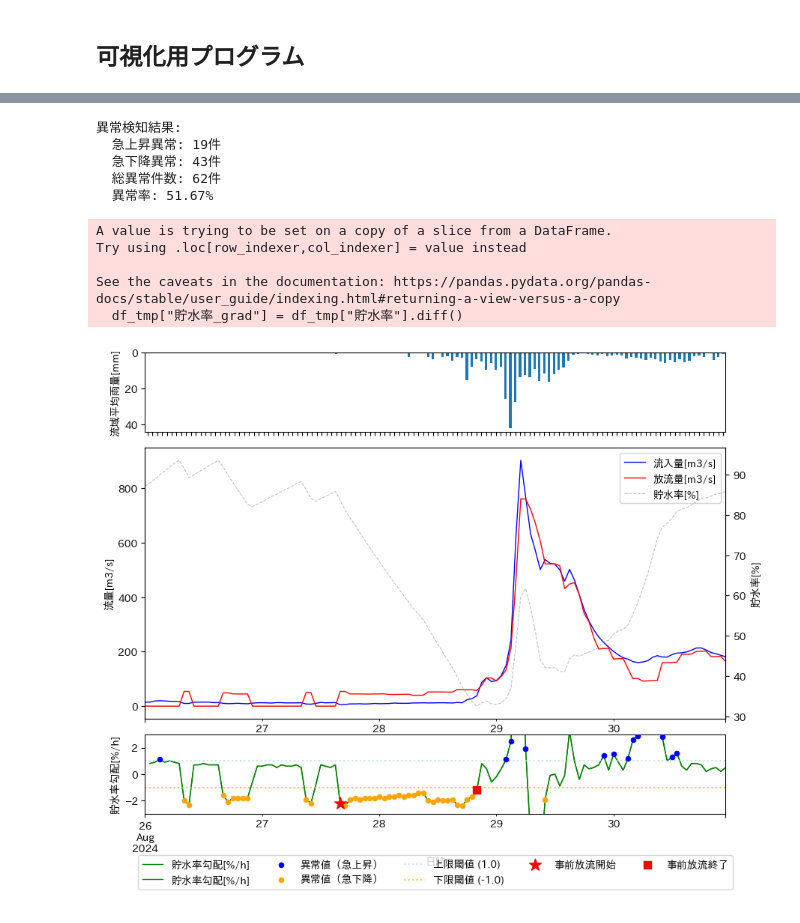
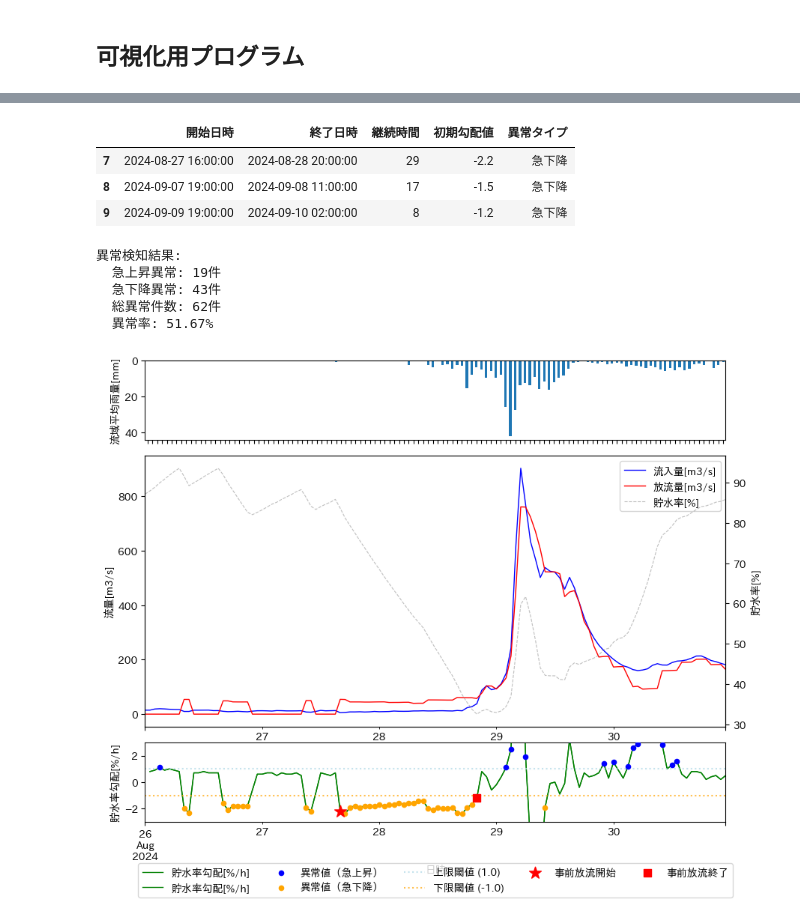
Before and after one commit to Ryo-Neko/dam_analysis, a Jupyter notebook: dam_analysis.ipynb, the cells around one changed output, grey strips where cells are left out. Drawn from its saved outputs; the diff is of its cells as text; code cells hidden in the pictures.

Commit message:
fix time

```diff
--- a/dam_analysis.ipynb
+++ b/dam_analysis.ipynb
@@ -45,7 +45,7 @@ def get_consecutive_anomaly_periods(
         連続異常期間の情報（開始日時、終了日時、継続時間、初期勾配値、異常タイプ）
     """
     # 異常値のフラグを作成
-    is_anomaly = (df[column] > threshold_upper) | (df[column] < threshold_lower)
+    is_anomaly = (df[column] >= threshold_upper) | (df[column] <= threshold_lower)
 
     # 異常値の開始点を検出
     anomaly_start = is_anomaly & (~is_anomaly.shift(1, fill_value=False))
@@ -92,8 +92,8 @@ def get_consecutive_anomaly_periods(
 # %%
 # ============================================
 #! NOTE: ここを変更すること
-threshold_upper = 0.5  # 上限閾値（急激な上昇）
-threshold_lower = 0.5  # 下限閾値（急激な下降）
+threshold_upper = 1.0  # 上限閾値（急激な上昇）
+threshold_lower = -1.0  # 下限閾値（急激な下降）
 
 #! NOTE: 最小連続時間数を指定してください
 min_consecutive_hours = 8  # 3時間以上連続した異常のみ検出
@@ -153,11 +149,13 @@ len(anomaly_periods_df_dict.keys())
 ## 可視化用プログラム
 # %%
 from utils.daminfo import DamInfo
+import datetime as dt
+
 
 # !NOTE: これを編集 ------------------------
 dam_infomation = DamInfo()
 dam_id = dam_infomation.convert_rivername2id("緑川")
-target_date = "2024-08-26"
+target_date = "2024-08-24"
 target_date_end = "2024-08-30"
 # !---------------------------------------
 
@@ -169,9 +167,8 @@ df = pd.read_csv(
     index_col=0,
     parse_dates=True,
 )
-
-df_tmp = df.loc["2024-08-26":"2024-08-30"]
+df_tmp = df.loc["2024-08-26":"2024-08-30"].copy()
 tmp_anomaly_periods_df = anomaly_periods_df_dict[str(dam_id[0])]
-anomaly_periods_df = tmp_anomaly_periods_df.loc[tmp_anomaly_periods_df["開始日時"] >= target_date]
-
-df_tmp.head()
+anomaly_periods_df = tmp_anomaly_periods_df.loc[
+    tmp_anomaly_periods_df["開始日時"] >= dt.datetime.strptime(target_date, "%Y-%m-%d")
+]
@@ -186,3 +175,10 @@ df_tmp.head()
+# %%
+anomaly_periods_df
+# %% [output]
+|  | 開始日時 | 終了日時 | 継続時間 | 初期勾配値 | 異常タイプ |
+| 7 | 2024-08-27 16:00:00 | 2024-08-28 20:00:00 | 29 | -2.2 | 急下降 |
+| 8 | 2024-09-07 19:00:00 | 2024-09-08 11:00:00 | 17 | -1.5 | 急下降 |
+| 9 | 2024-09-09 19:00:00 | 2024-09-10 02:00:00 | 8 | -1.2 | 急下降 |
 # %%
 plt.figure(figsize=(10, 8))
 
@@ -206,7 +202,7 @@ ax2_right.set_xticklabels([])
 ax2_right.set_xlabel("")
 
 ax3 = plt.subplot(5, 1, 5)
-# # 貯水率の勾配を計算
+# 貯水率の勾配を計算
 df_tmp["貯水率_grad"] = df_tmp["貯水率"].diff()
 df_tmp["貯水率_grad"].plot(ax=ax3, label="貯水率勾配[%/h]", color="green", linewidth=1)
 ax3.set_ylabel("貯水率勾配[%/h]")
@@ -264,8 +260,11 @@ ax3.axhline(
 for i, (_, row) in enumerate(anomaly_periods_df.iterrows()):
     start_time = row["開始日時"]
     end_time = row["終了日時"]
-    start_grad_value = df_tmp.loc[start_time, "貯水率_grad"]
-    end_grad_value = df_tmp.loc[end_time, "貯水率_grad"]
+    try:
+        start_grad_value = df_tmp.loc[start_time, "貯水率_grad"]
+        end_grad_value = df_tmp.loc[end_time, "貯水率_grad"]
+    except:
+        continue
     ax3.scatter(
         start_time,
         start_grad_value,
@@ -315,9 +314,4 @@ plt.show()
   急下降異常: 43件
   総異常件数: 62件
   異常率: 51.67%
-A value is trying to be set on a copy of a slice from a DataFrame.
-Try using .loc[row_indexer,col_indexer] = value instead
-
-See the caveats in the documentation: https://pandas.pydata.org/pandas-docs/stable/user_guide/indexing.html#returning-a-view-versus-a-copy
-  df_tmp["貯水率_grad"] = df_tmp["貯水率"].diff()
 [figure]
```
Also changed, not shown: parts of 2 cells of this notebook.
